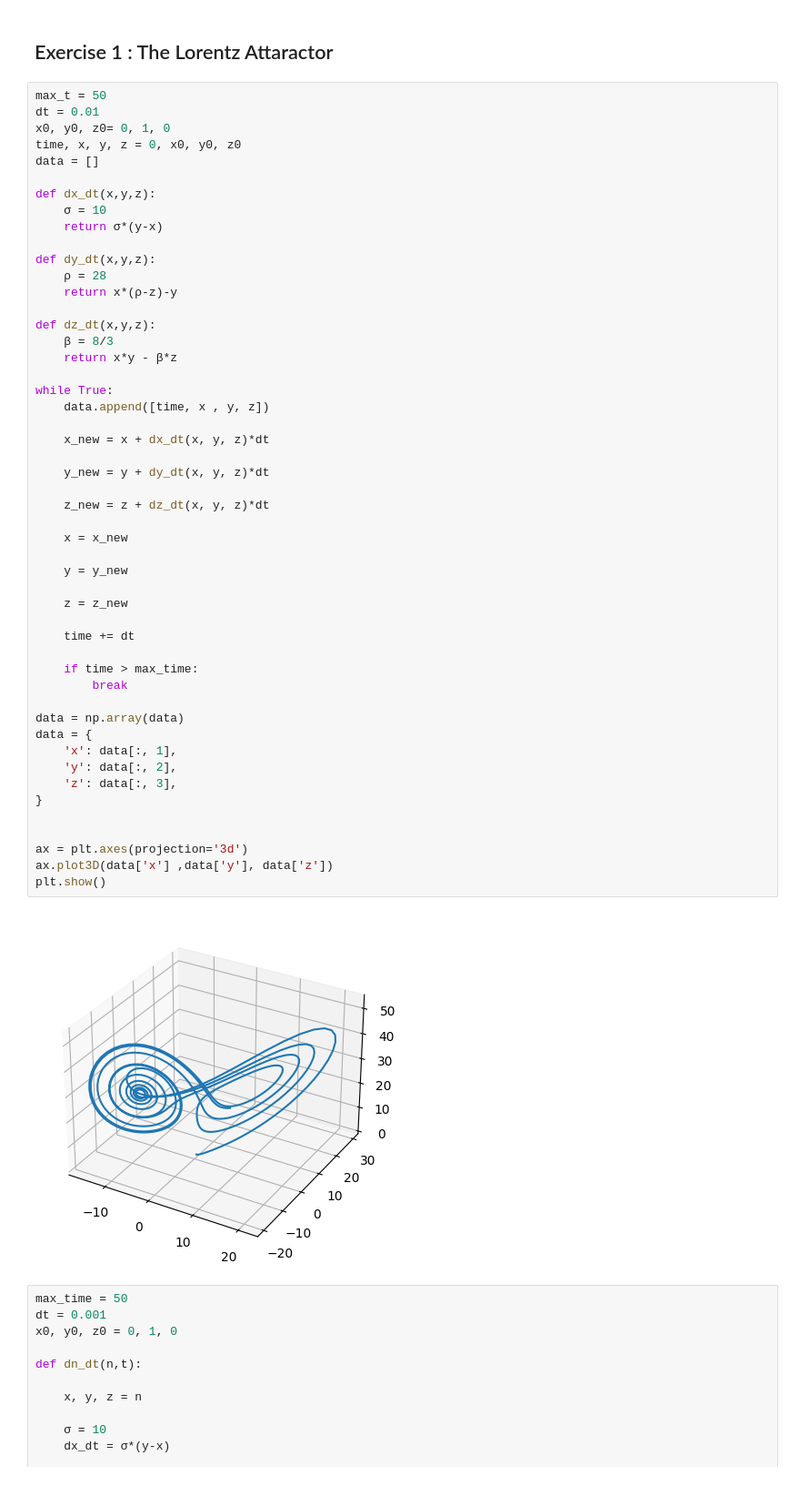
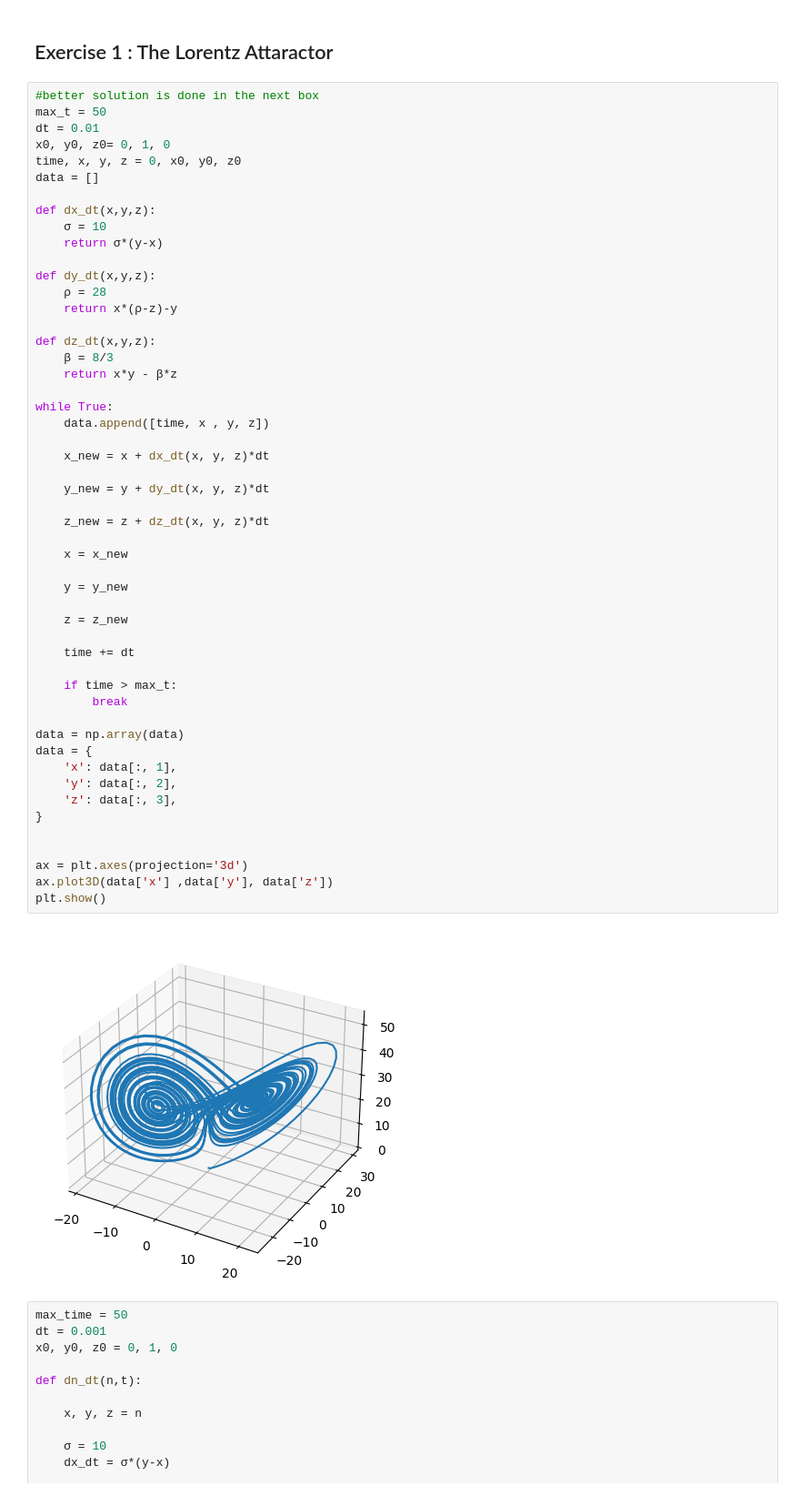
Before and after one commit to SPS-SP2273/learning-portfolio-wtz2273, a Jupyter notebook: numerical solutions/numerical_solutions_(good).ipynb, the cells around one changed output. Shown: that part at 91% size. Cells and saved outputs as stored; diff of their text form.

```diff
--- a/numerical solutions/numerical_solutions_(good).ipynb
+++ b/numerical solutions/numerical_solutions_(good).ipynb
@@ -294,6 +294,7 @@ plt.show()
 # %% [markdown]
 ## Exercise 1 :  The Lorentz Attaractor
 # %%
+#better solution is done in the next box
 max_t = 50
 dt = 0.01
 x0, y0, z0= 0, 1, 0
@@ -316,35 +317,35 @@ while True:
     data.append([time, x , y, z])
 
     x_new = x + dx_dt(x, y, z)*dt
 
     y_new = y + dy_dt(x, y, z)*dt
 
     z_new = z + dz_dt(x, y, z)*dt
 
     x = x_new
 
     y = y_new
 
     z = z_new
 
     time += dt
 
-    if time > max_time:
+    if time > max_t:
         break
 
 data = np.array(data)
 data = {
     'x': data[:, 1],
     'y': data[:, 2],
     'z': data[:, 3],
 }
 
 
 ax = plt.axes(projection='3d')
 ax.plot3D(data['x'] ,data['y'], data['z'])
 plt.show()
 # %% [output]
-[figure, old version]
+[figure, new version]
 # %%
 max_time = 50
 dt = 0.001
```
Also changed, not shown: parts of 1 cell of this notebook, 1 other file.
